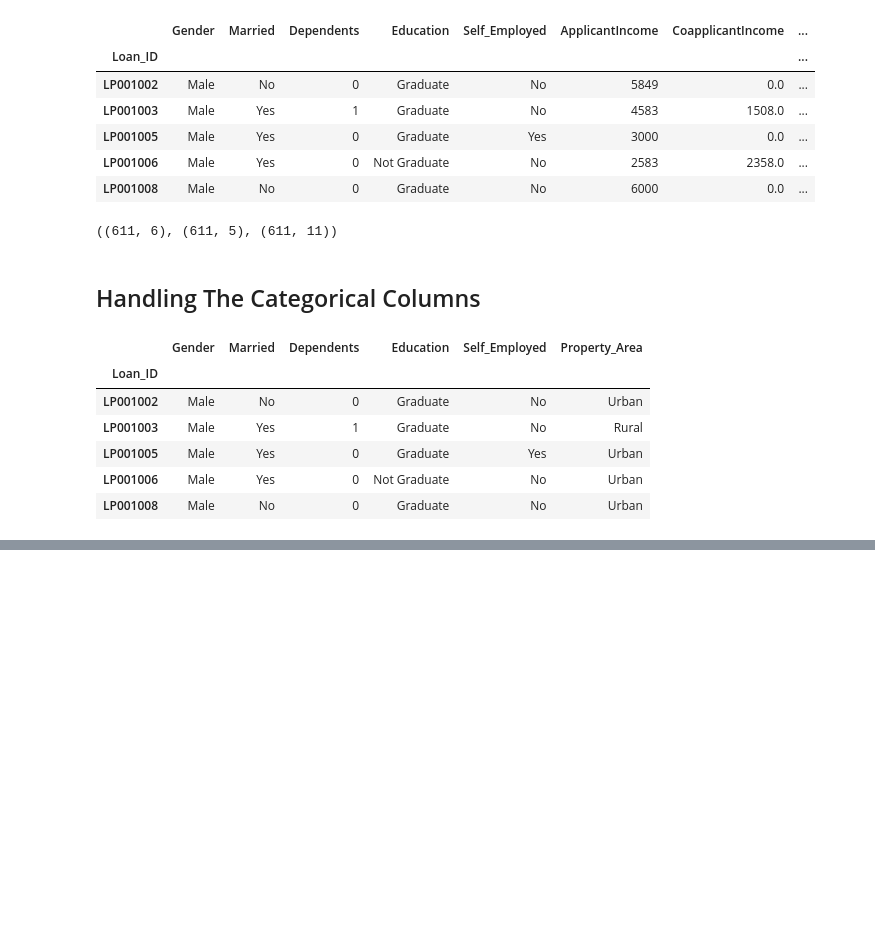
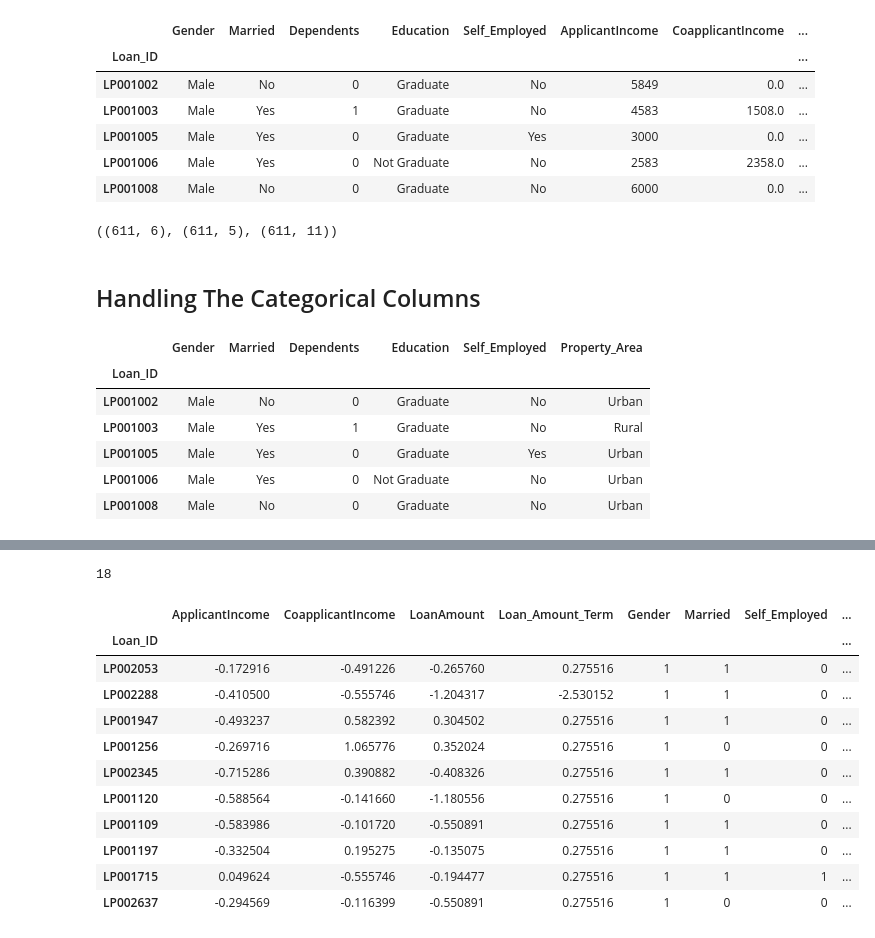
Before and after one commit to AnuOluwatomiwa/explainable-ai-credit-risk-assessment-project, a Jupyter notebook: documentation/normalize.ipynb, the cells around one changed output, grey strips where cells are left out. Cells and saved outputs as stored; diff of their text form; code cells hidden in the pictures; blank space fills up the shorter version.

```diff
--- a/documentation/normalize.ipynb
+++ b/documentation/normalize.ipynb
@@ -70,0 +166,3 @@ NameError: name 'cat_values_to_one_hot' is not defined
+# %%
+standardized_num_values = pd.DataFrame(num_values_arrays, columns = list(num_values_cols), index = num_values.index)
+standardized_num_values.head()
@@ -70,0 +177,3 @@ NameError: name 'cat_values_to_one_hot' is not defined
+# %%
+restructured_x = pd.concat([standardized_num_values, perfect_cat_values], axis = 1)
+restructured_x.head()
@@ -70,0 +188,3 @@ NameError: name 'cat_values_to_one_hot' is not defined
+# %%
+full_df = pd.concat([restructured_x, y], axis =1)
+full_df.head()
@@ -70,0 +199,21 @@ NameError: name 'cat_values_to_one_hot' is not defined
+# %%
+len(full_df.columns)
+# %% [output]
+18
+# %%
+full_df["Loan_Status"] = full_df["Loan_Status"].apply(lambda x: 1 if x == "Y" else 0)
+# %%
+full_df.sample(10)
+# %% [output]
+|  | ApplicantIncome | CoapplicantIncome | LoanAmount | Loan_Amount_Term | Gender | Married | Self_Employed | ... |
+| Loan_ID |  |  |  |  |  |  |  | ... |
+| LP002053 | -0.172916 | -0.491226 | -0.265760 | 0.275516 | 1 | 1 | 0 | ... |
+| LP002288 | -0.410500 | -0.555746 | -1.204317 | -2.530152 | 1 | 1 | 0 | ... |
+| LP001947 | -0.493237 | 0.582392 | 0.304502 | 0.275516 | 1 | 1 | 0 | ... |
+| LP001256 | -0.269716 | 1.065776 | 0.352024 | 0.275516 | 1 | 0 | 0 | ... |
+| LP002345 | -0.715286 | 0.390882 | -0.408326 | 0.275516 | 1 | 1 | 0 | ... |
+| LP001120 | -0.588564 | -0.141660 | -1.180556 | 0.275516 | 1 | 0 | 0 | ... |
+| LP001109 | -0.583986 | -0.101720 | -0.550891 | 0.275516 | 1 | 1 | 0 | ... |
+| LP001197 | -0.332504 | 0.195275 | -0.135075 | 0.275516 | 1 | 1 | 0 | ... |
+| LP001715 | 0.049624 | -0.555746 | -0.194477 | 0.275516 | 1 | 1 | 1 | ... |
+| LP002637 | -0.294569 | -0.116399 | -0.550891 | 0.275516 | 1 | 0 | 0 | ... |
```
Also changed, not shown: parts of 22 cells of this notebook, 4 other files.
